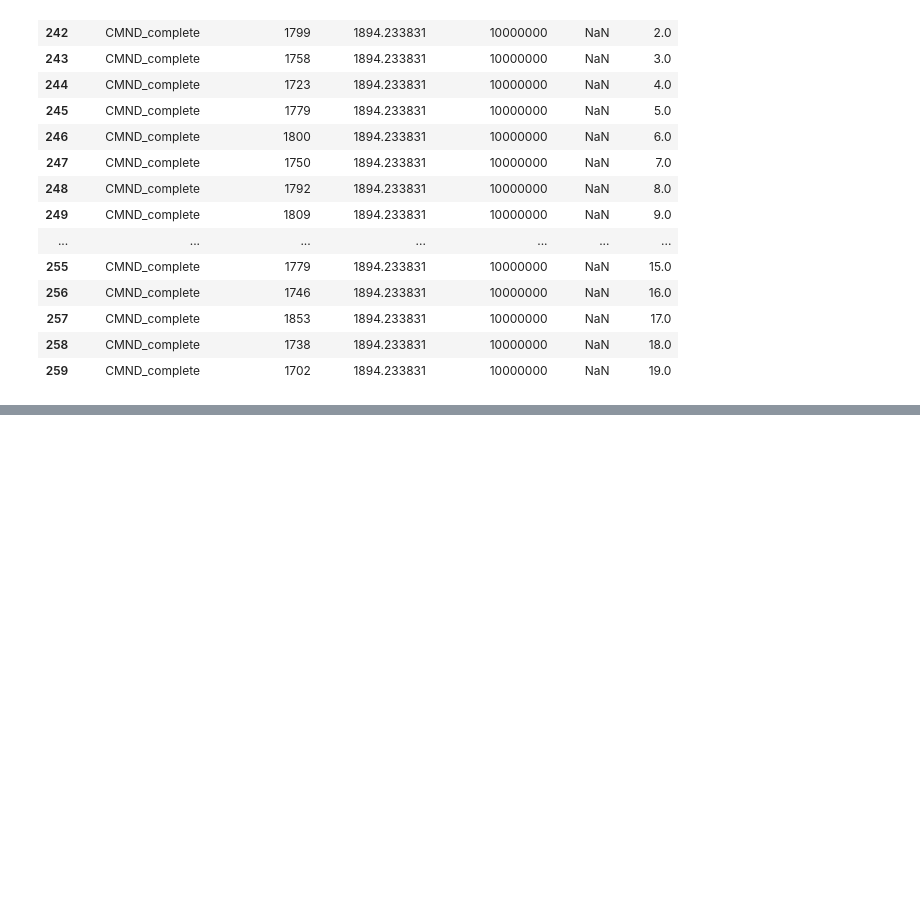
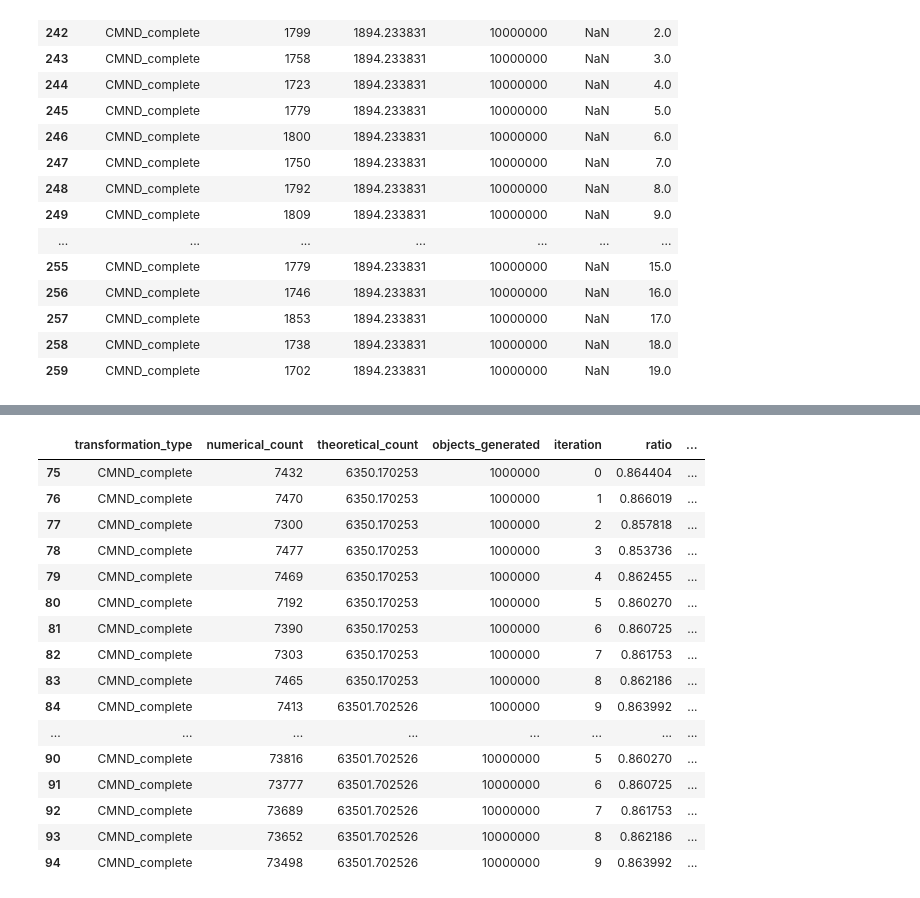
Before and after one commit to JuanitaAgudelo/TesisRepo, a Jupyter notebook: jacobian_calculations/random_variable_counts.ipynb, the cells around one changed output, grey strips where cells are left out. Drawn from its saved outputs; the diff is of its cells as text; code cells hidden in the pictures; blank space fills up the shorter version.

```diff
--- a/jacobian_calculations/random_variable_counts.ipynb
+++ b/jacobian_calculations/random_variable_counts.ipynb
@@ -238,3 +238,6 @@ df2[df2["transformation_type"] == "CMND_complete"]
 | 257 | CMND_complete | 1853 | 1894.233831 | 10000000 | NaN | 17.0 |
 | 258 | CMND_complete | 1738 | 1894.233831 | 10000000 | NaN | 18.0 |
 | 259 | CMND_complete | 1702 | 1894.233831 | 10000000 | NaN | 19.0 |
+# %%
+df3 = pd.read_csv("count_objects3.csv")
+df3
@@ -240,0 +275,21 @@ df2[df2["transformation_type"] == "CMND_complete"]
+# %%
+df_cmnd_sphere = df3[(df3['description'] == "sphere_CMND_complete")]
+df_cmnd_sphere
+# %% [output]
+|  | transformation_type | numerical_count | theoretical_count | objects_generated | iteration | ratio | ... |
+| 75 | CMND_complete | 7432 | 6350.170253 | 1000000 | 0 | 0.864404 | ... |
+| 76 | CMND_complete | 7470 | 6350.170253 | 1000000 | 1 | 0.866019 | ... |
+| 77 | CMND_complete | 7300 | 6350.170253 | 1000000 | 2 | 0.857818 | ... |
+| 78 | CMND_complete | 7477 | 6350.170253 | 1000000 | 3 | 0.853736 | ... |
+| 79 | CMND_complete | 7469 | 6350.170253 | 1000000 | 4 | 0.862455 | ... |
+| 80 | CMND_complete | 7192 | 6350.170253 | 1000000 | 5 | 0.860270 | ... |
+| 81 | CMND_complete | 7390 | 6350.170253 | 1000000 | 6 | 0.860725 | ... |
+| 82 | CMND_complete | 7303 | 6350.170253 | 1000000 | 7 | 0.861753 | ... |
+| 83 | CMND_complete | 7465 | 6350.170253 | 1000000 | 8 | 0.862186 | ... |
+| 84 | CMND_complete | 7413 | 63501.702526 | 1000000 | 9 | 0.863992 | ... |
+| ... | ... | ... | ... | ... | ... | ... | ... |
+| 90 | CMND_complete | 73816 | 63501.702526 | 10000000 | 5 | 0.860270 | ... |
+| 91 | CMND_complete | 73777 | 63501.702526 | 10000000 | 6 | 0.860725 | ... |
+| 92 | CMND_complete | 73689 | 63501.702526 | 10000000 | 7 | 0.861753 | ... |
+| 93 | CMND_complete | 73652 | 63501.702526 | 10000000 | 8 | 0.862186 | ... |
+| 94 | CMND_complete | 73498 | 63501.702526 | 10000000 | 9 | 0.863992 | ... |
```
Also changed, not shown: parts of 3 cells of this notebook, 8 other files.
